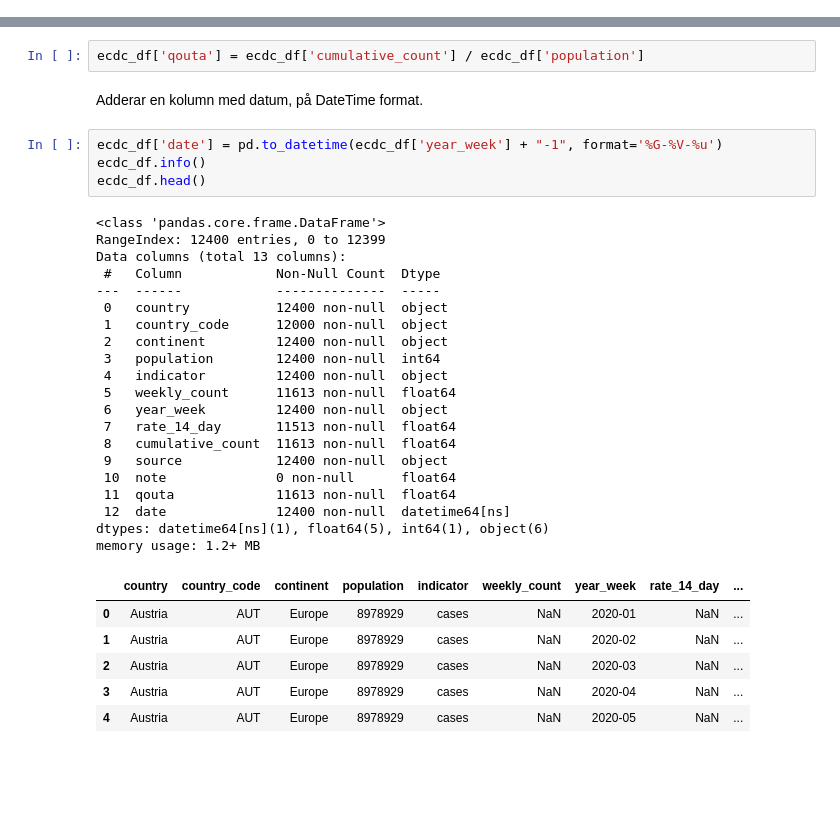
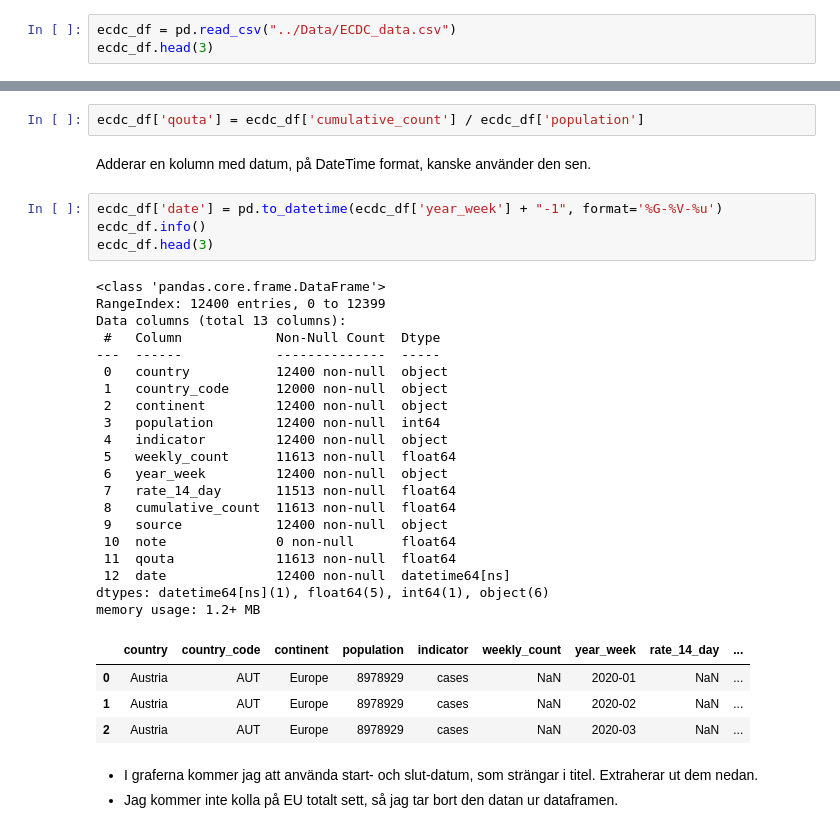
Before and after one commit to dancla240/Databehandling_Daniel_Claesson, a Jupyter notebook: Lab1/Lab1_Daniel_Claesson.ipynb, the cells around one changed output, grey strips where cells are left out. Cells and saved outputs as stored; diff of their text form; blank space fills up the shorter version.

Commit message:
Completed the first task in exercise 4. Started on plotting several countries in the same diagram over time.

```diff
--- a/Lab1/Lab1_Daniel_Claesson.ipynb
+++ b/Lab1/Lab1_Daniel_Claesson.ipynb
@@ -719,0 +694,3 @@ memory usage: 1.0+ MB
+# %%
+ecdc_df = pd.read_csv("../Data/ECDC_data.csv")
+ecdc_df.head(3)
@@ -752,35 +738,36 @@ Adderar kolumn med andelen avlidna i populationen per land.
 # %%
 ecdc_df['qouta'] = ecdc_df['cumulative_count'] / ecdc_df['population']
 # %% [markdown]
-Adderar en kolumn med datum, på DateTime format.
+Adderar en kolumn med datum, på DateTime format, kanske använder den sen.
 # %%
 ecdc_df['date'] = pd.to_datetime(ecdc_df['year_week'] + "-1", format='%G-%V-%u')
 ecdc_df.info()
-ecdc_df.head()
+ecdc_df.head(3)
 # %% [output]
 <class 'pandas.core.frame.DataFrame'>
 RangeIndex: 12400 entries, 0 to 12399
 Data columns (total 13 columns):
  #   Column            Non-Null Count  Dtype
 ---  ------            --------------  -----
  0   country           12400 non-null  object
  1   country_code      12000 non-null  object
  2   continent         12400 non-null  object
  3   population        12400 non-null  int64
  4   indicator         12400 non-null  object
  5   weekly_count      11613 non-null  float64
  6   year_week         12400 non-null  object
  7   rate_14_day       11513 non-null  float64
  8   cumulative_count  11613 non-null  float64
  9   source            12400 non-null  object
  10  note              0 non-null      float64
  11  qouta             11613 non-null  float64
  12  date              12400 non-null  datetime64[ns]
 dtypes: datetime64[ns](1), float64(5), int64(1), object(6)
 memory usage: 1.2+ MB
 |  | country | country_code | continent | population | indicator | weekly_count | year_week | rate_14_day | ... |
 | 0 | Austria | AUT | Europe | 8978929 | cases | NaN | 2020-01 | NaN | ... |
 | 1 | Austria | AUT | Europe | 8978929 | cases | NaN | 2020-02 | NaN | ... |
 | 2 | Austria | AUT | Europe | 8978929 | cases | NaN | 2020-03 | NaN | ... |
-| 3 | Austria | AUT | Europe | 8978929 | cases | NaN | 2020-04 | NaN | ... |
-| 4 | Austria | AUT | Europe | 8978929 | cases | NaN | 2020-05 | NaN | ... |
+# %% [markdown]
+- I graferna kommer jag att använda start- och slut-datum, som strängar i titel. Extraherar ut dem nedan.
+- Jag kommer inte kolla på EU totalt sett, så jag tar bort den datan ur dataframen.
```
Also changed, not shown: parts of 26 cells of this notebook.
